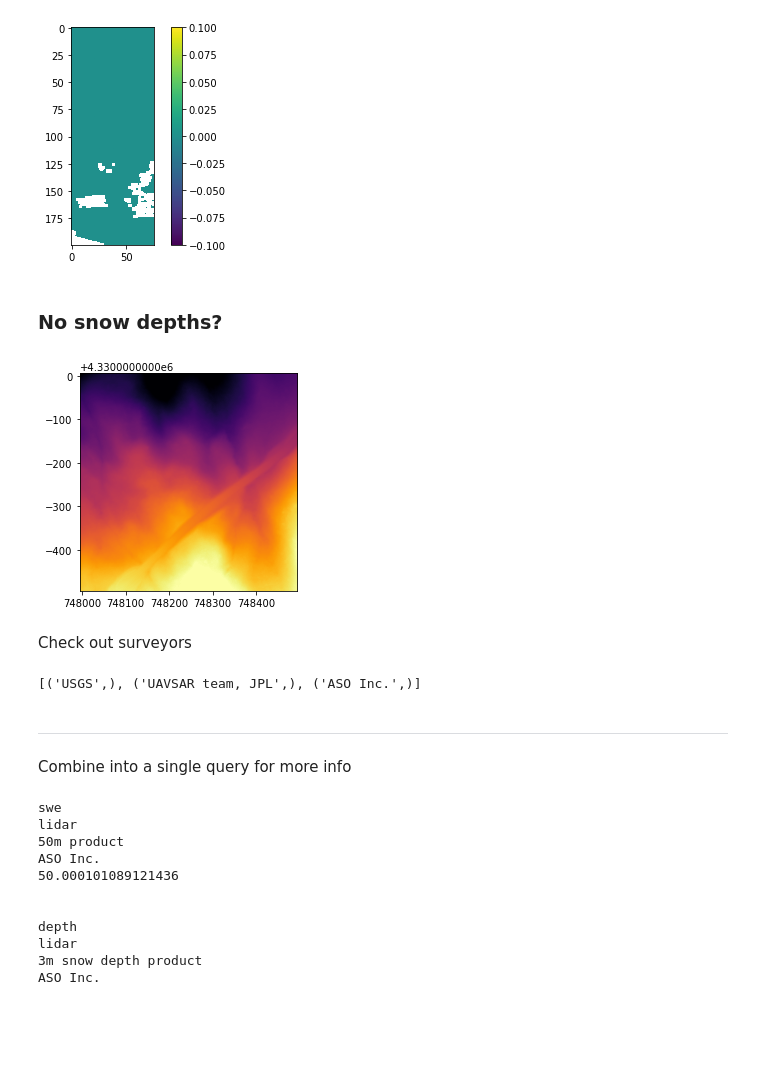
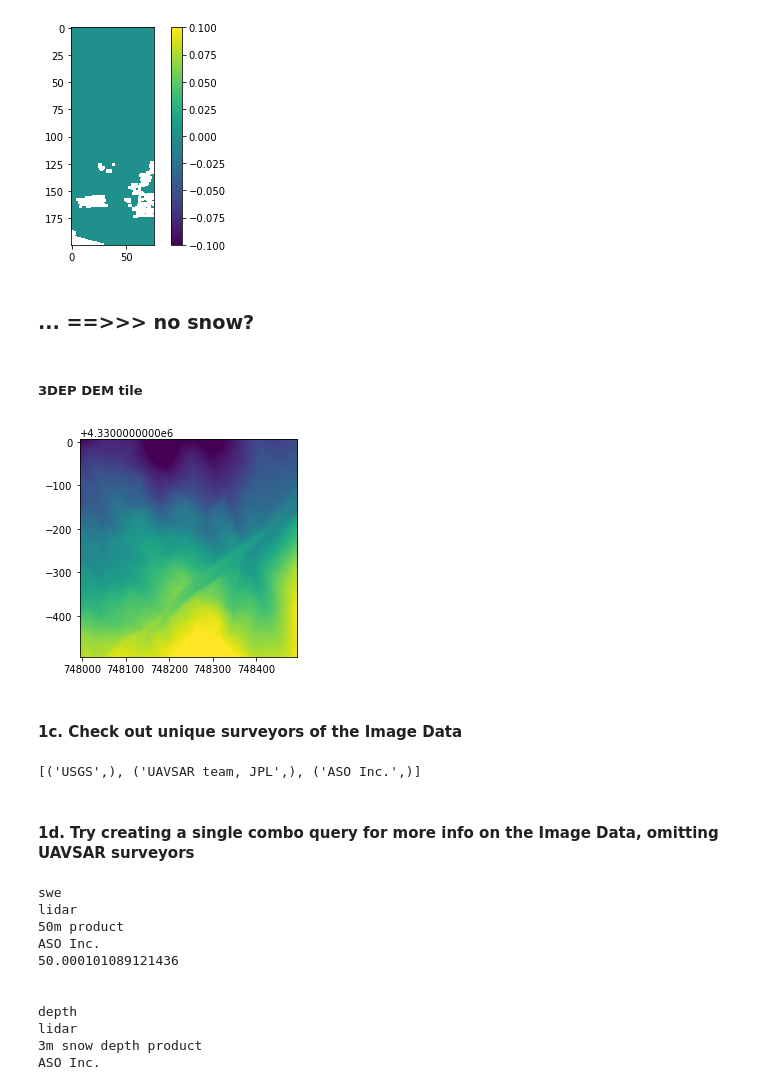
Before and after one commit to snowex-hackweek/integration_station, a Jupyter notebook: contributors/michelle/depths_and_dems.ipynb, the cells around one changed output. Saved outputs shown, nothing was run; the diff lists cells and outputs as text; code cells hidden in the pictures; blank space fills up the shorter version.

```diff
--- a/contributors/michelle/depths_and_dems.ipynb
+++ b/contributors/michelle/depths_and_dems.ipynb
@@ -102,36 +97,36 @@ datasets[0].close()
 [figure]
 [figure]
 # %% [markdown]
-### No snow depths?
+### ... ==>>> no snow?
+# %% [markdown]
+##### 3DEP DEM tile
 # %%
 # Remember in the query parentheses is what we get back, in this case were asking for the raster data as a geotiff
 result = session.query(func.ST_AsTiff(ImageData.raster)).filter(ImageData.type == 'DEM').limit(1).all()
 
 # Now make it more available as a python object
 datasets = raster_to_rasterio(session, result)
 
 # Plot the georeferenced image
 show(datasets[0],
      vmin = np.nanpercentile(datasets[0].read(), 2),
      vmax = np.nanpercentile(datasets[0].read(), 98),
-     cmap='inferno')
+     cmap='viridis')
 
 
 # Close the dataset
 datasets[0].close()
 # %% [output]
-[figure, old version]
+[figure, new version]
-# %% [markdown]
-Check out surveyors
+# %% [markdown]
+#### 1c. Check out unique surveyors of the Image Data
 # %%
 results = session.query(ImageData.surveyors).distinct().all()
 print(results)
 # %% [output]
 [('USGS',), ('UAVSAR team, JPL',), ('ASO Inc.',)]
-# %% [markdown]
----
 # %% [markdown]
-Combine into a single query for more info
+#### 1d. Try creating a single combo query for more info on the Image Data, omitting UAVSAR surveyors
 # %%
 results = session.query(ImageData.type,
                         ImageData.instrument,
```
Also changed, not shown: parts of 69 cells of this notebook.
